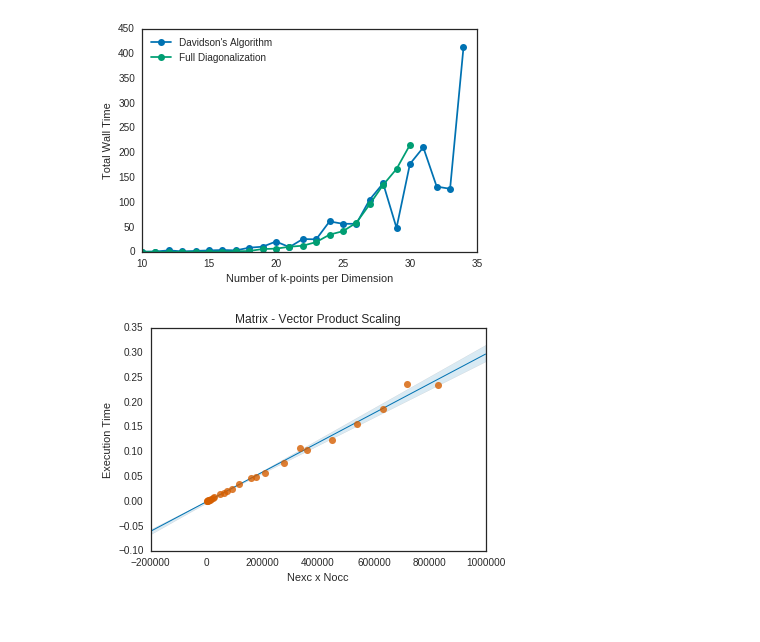
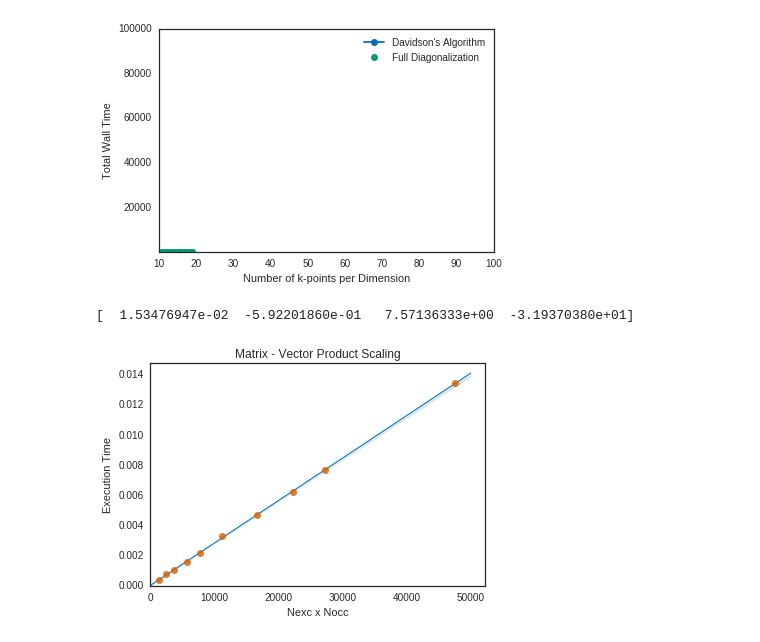
Before and after one commit to ecurtin2/HF-Stability, a Jupyter notebook: src/Analyzer.ipynb, the cells around one changed output. Cells and saved outputs as stored; diff of their text form; code cells hidden in the pictures.

```diff
--- a/src/Analyzer.ipynb
+++ b/src/Analyzer.ipynb
@@ -68,20 +69,38 @@ plt.plot(2*Nexcs, Walltime, 'o-')
 # %%
 Nks =  df.Nk.as_matrix()
 Davtimes =  df.Dav_time.as_matrix()
 
 df_with_fulldiags = df[df['full_diag_min'].notnull()]
 fulltimes = df_with_fulldiags.full_diag_time.as_matrix()
 Nkfull = df_with_fulldiags.Nk.as_matrix()
 
-plt.figure()
-plt.plot(Nks, Davtimes, '-o', label="Davidson's Algorithm")
-plt.plot(Nkfull, fulltimes, '-o', label='Full Diagonalization')
+c = np.polyfit(Nkfull[-10:], fulltimes[-10:], 3)
+cdav = np.polyfit(Nks, Davtimes, 3)
+
+fit = Nks**3 * c[0] + Nks**2 * c[1] + Nks * c[2] + c[3]
+davfit = Nks**3 * cdav[0] + Nks**2 * cdav[1] + Nks * cdav[2] + cdav[3]
+
+fig = plt.figure()
+plt.plot(Nks, Davtimes, '-o', label="Davidson's Algorithm", c=sns.color_palette()[0])
+plt.plot(Nks, davfit, c=sns.color_palette()[0])
+plt.plot(Nkfull, fulltimes, 'o', label='Full Diagonalization', c=sns.color_palette()[1])
+plt.plot(Nks, fit, c=sns.color_palette()[1])
 plt.xlabel('Number of k-points per Dimension')
 plt.ylabel('Total Wall Time')
 plt.legend(loc='best')
+ax = plt.gca()
+ax.set_xlim([10,100])
+ax.set_ylim([10,100000])
+#ax.set_xscale("log")
+#ax.set_yscale("log")
+plt.xlim = (0, 50)
 plt.show()
 # %% [output]
-[figure, old version]
+[figure, new version]
+# %%
+print c
+# %% [output]
+[  1.53476947e-02  -5.92201860e-01   7.57136333e+00  -3.19370380e+01]
 # %%
 plt.figure()
 Nexcs = df['Nexc']
@@ -95,11 +114,13 @@ sns.regplot(Nexcs*Noccs, mvtimes, scatter_kws={'color' : sns.color_palette()[2],
                                 , line_kws={'zorder' : 1, 'linewidth' : 1})
 plt.xlabel('Nexc x Nocc')
 plt.ylabel('Execution Time')
-plt.xlim = (0, np.amax(Nexcs * Noccs))
-plt.ylim = (0, np.amax(mvtimes))
+ax = plt.gca()
+scale = 1.1
+ax.set_xlim(0, np.amax(Nexcs * Noccs)*scale)
+ax.set_ylim(0, np.amax(mvtimes)*scale)
 plt.show()
 # %% [output]
-[figure, old version]
+[figure, new version]
 # %%
 plt.figure()
 degen = df['ground_state_degeneracy']
```
Also changed, not shown: parts of 7 cells of this notebook, 15 other files.
